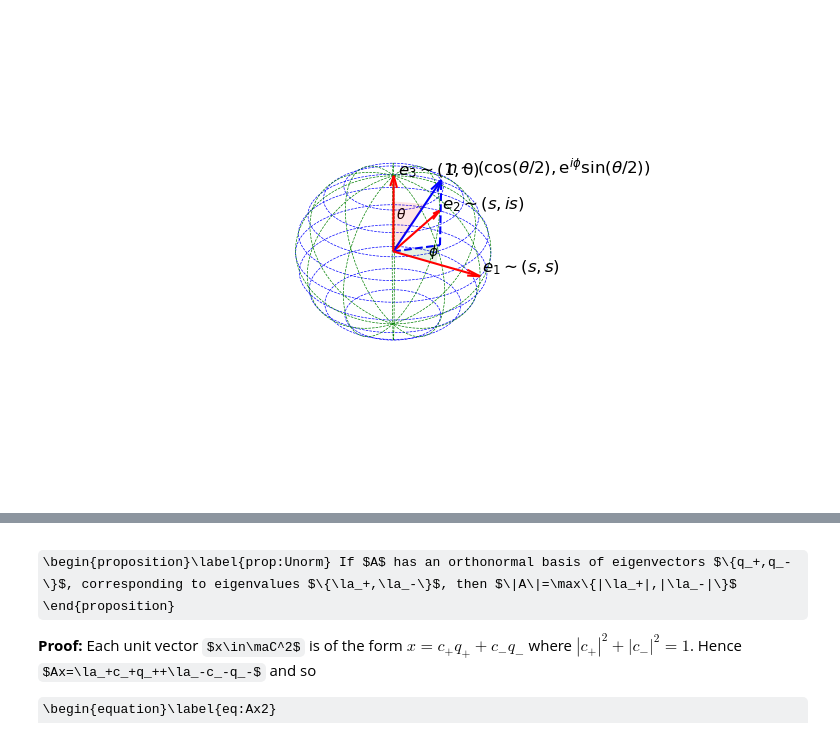
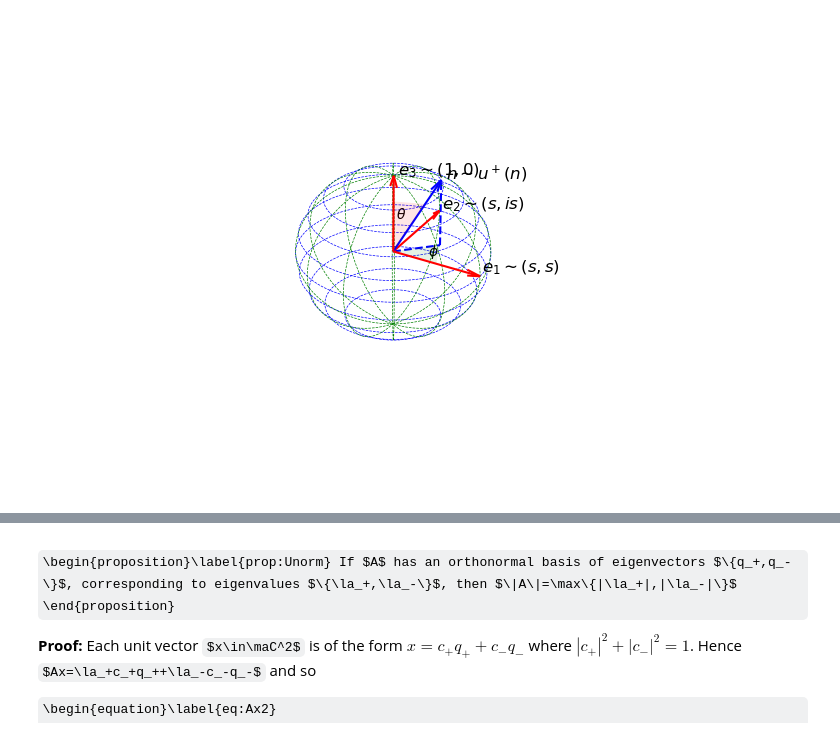
Before and after one commit to steve-cox-LA/JLA, a Jupyter notebook: 4. Transformations of Qubits.ipynb, the cells around one changed output, grey strips where cells are left out. Cells and saved outputs as stored; diff of their text form; code cells hidden in the pictures; some formulas as TeX source.

```diff
--- a/4. Transformations of Qubits.ipynb
+++ b/4. Transformations of Qubits.ipynb
@@ -146,7 +151,7 @@ y = r*np.sin(theta)*np.sin(phi)
 z = r*np.cos(theta)
 
 ax.quiver(0,0,0,x,y,z, colors='b', arrow_length_ratio=.15)
-ax.text3D(1.1*x, 1.1*y, 1.1*z, '$n\sim (\cos(\\theta/2), {\\rm e}^{i\phi}\sin(\\theta/2))$', fontsize=12)
+ax.text3D(1.1*x, 1.1*y, 1.0*z, '$n\sim u^+(n)$', fontsize=12) # '=(\cos(\\theta/2), {\\rm e}^{i\phi}\sin(\\theta/2))$'
 
 ex = np.array([r,0,0])
 ey = np.array([0,r,0])
@@ -181,31 +186,31 @@ By = [0, y, ex[1]/2]
 Bz = [0, 0, ex[2]/2]
 verts = [list(zip(Bx, By, Bz))]
 ax.add_collection3d(Poly3DCollection(verts, facecolor = 'g', alpha = 0.1))
 
 # plot lines of latitude
 phi = np.linspace(0, 2*np.pi, 100)
 for lat in range(-60,75,15):
     theta = (np.pi/180.0)*(90 - lat)*np.ones(phi.size)
     u = (3/2)*np.sin(theta)*np.cos(phi)
     v = (3/2)*np.sin(theta)*np.sin(phi)
     w = (3/2)*np.cos(theta)
     ax.plot(u, v, w, 'b--', linewidth=0.5)
 
 # plot lines of longitude
 eps = 1e-6
 theta = np.linspace(eps, np.pi-eps, 100)
 for long in range(-180,180,30):
     phi = -(np.pi/180.0)*(180 - long)*np.ones(theta.size)
     u = (3/2)*np.sin(theta)*np.cos(phi)
     v = (3/2)*np.sin(theta)*np.sin(phi)
     w = (3/2)*np.cos(theta)
     ax.plot(u, v, w, 'g--', linewidth=0.5)
 
 ax.set_xlim(-2,1.5)
 ax.set_ylim(-2,1.5)
 ax.set_zlim(-1.5,1.5)
 
 ax.axis('off')
 plt.show()
 # %% [output]
-[figure, old version]
+[figure, new version]
```
Also changed, not shown: parts of 8 cells of this notebook, 1 other file.
